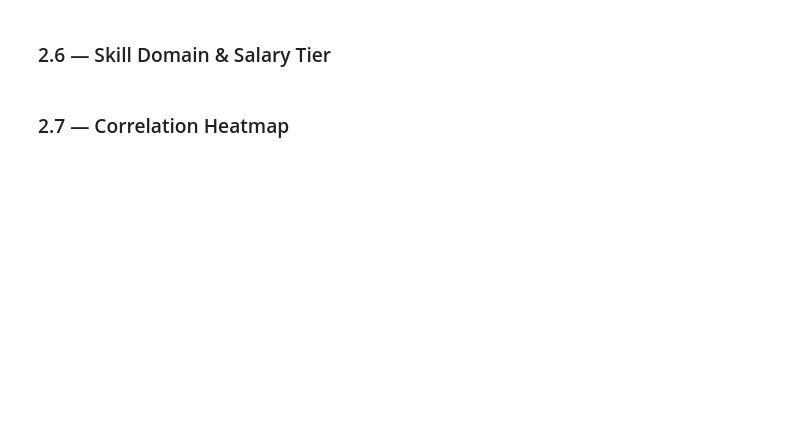
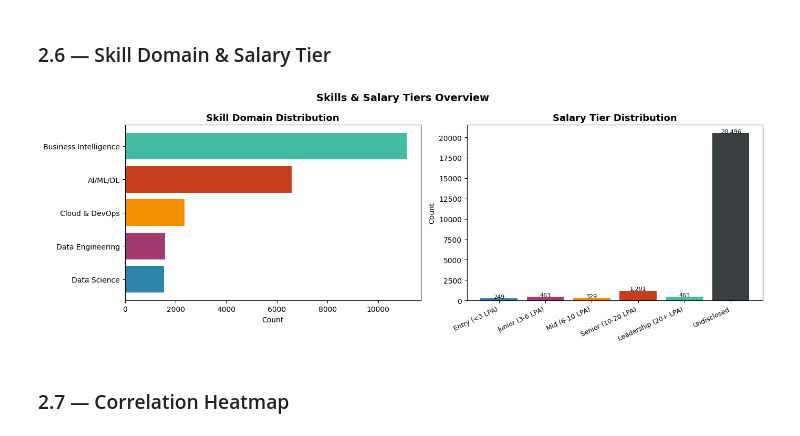
Before and after one commit to VishRoy/kaggle-notebook, a Jupyter notebook: indian-tech-job-market-2026-eda-ml.ipynb, the cells around one changed output. Cells and saved outputs as stored; diff of their text form; code cells hidden in the pictures; blank space fills up the shorter version.

```diff
--- a/indian-tech-job-market-2026-eda-ml.ipynb
+++ b/indian-tech-job-market-2026-eda-ml.ipynb
@@ -295,4 +324,35 @@ Insight: MLE and Data Scientists earn the highest median salaries.
 # %% [markdown]
 ### 2.6 — Skill Domain & Salary Tier
+# %%
+fig, axes = plt.subplots(1,2, figsize=(14,5))
+
+sd = job_dataset['skill_domain'].value_counts()
+
+axes[0].barh(sd.index[::-1], sd.values[::-1], color=PALETTE[:len(sd)])
+
+axes[0].set_title('Skill Domain Distribution', fontsize=13, fontweight='bold')
+axes[0].set_xlabel('Count')
+
+st_order = ['Entry (<3 LPA)','Junior (3-6 LPA)','Mid (6-10 LPA)',
+            'Senior (10-20 LPA)','Leadership (20+ LPA)','Undisclosed']
+
+st = job_dataset['salary_tier'].value_counts()
+
+st = st.reindex([s for s in st_order if s in st.index])
+bars = axes[1].bar(range(len(st)), st.values, color=PALETTE[:len(st)])
+axes[1].set_xticks(range(len(st)))
+axes[1].set_xticklabels(st.index, rotation=25, ha='right', fontsize=9)
+axes[1].set_title('Salary Tier Distribution', fontsize=13, fontweight='bold')
+axes[1].set_ylabel('Count')
+for bar in bars:
+    axes[1].text(bar.get_x()+bar.get_width()/2, bar.get_height()+20,
+                f'{int(bar.get_height()):,}', ha='center', fontsize=8)
+
+plt.suptitle('Skills & Salary Tiers Overview', fontsize=14, fontweight='bold')
+plt.tight_layout()
+plt.savefig('06_skills_salary_tier.png', bbox_inches='tight')
+plt.show()
+# %% [output]
+[figure, added]
 # %% [markdown]
 ### 2.7 — Correlation Heatmap
```
Also changed, not shown: parts of 7 cells of this notebook.
